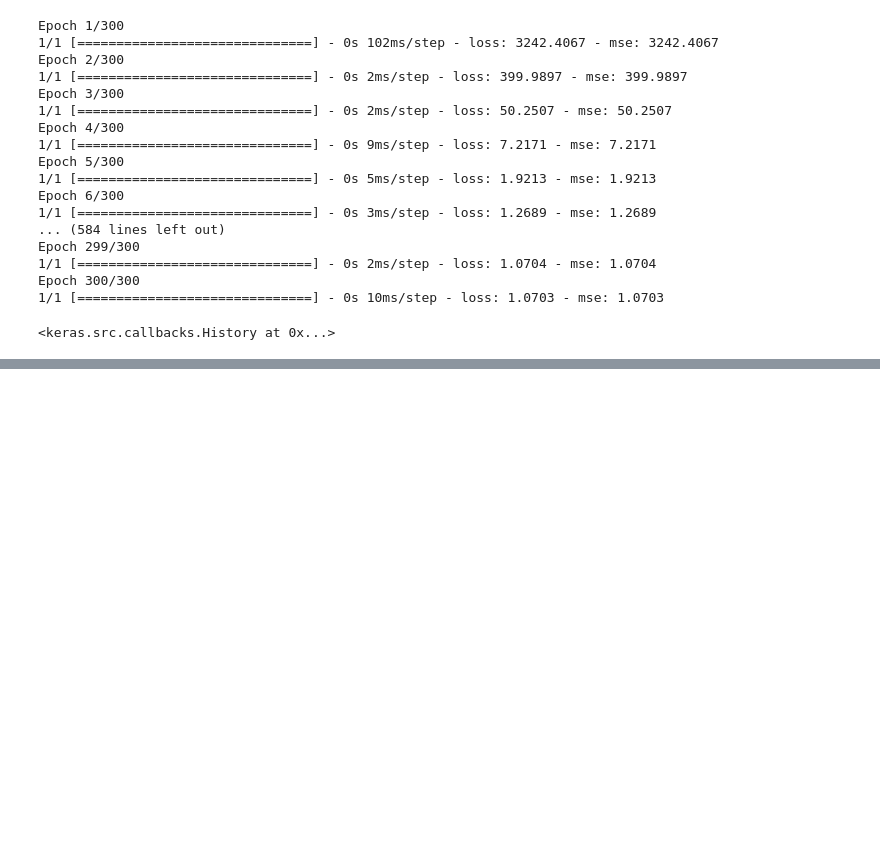
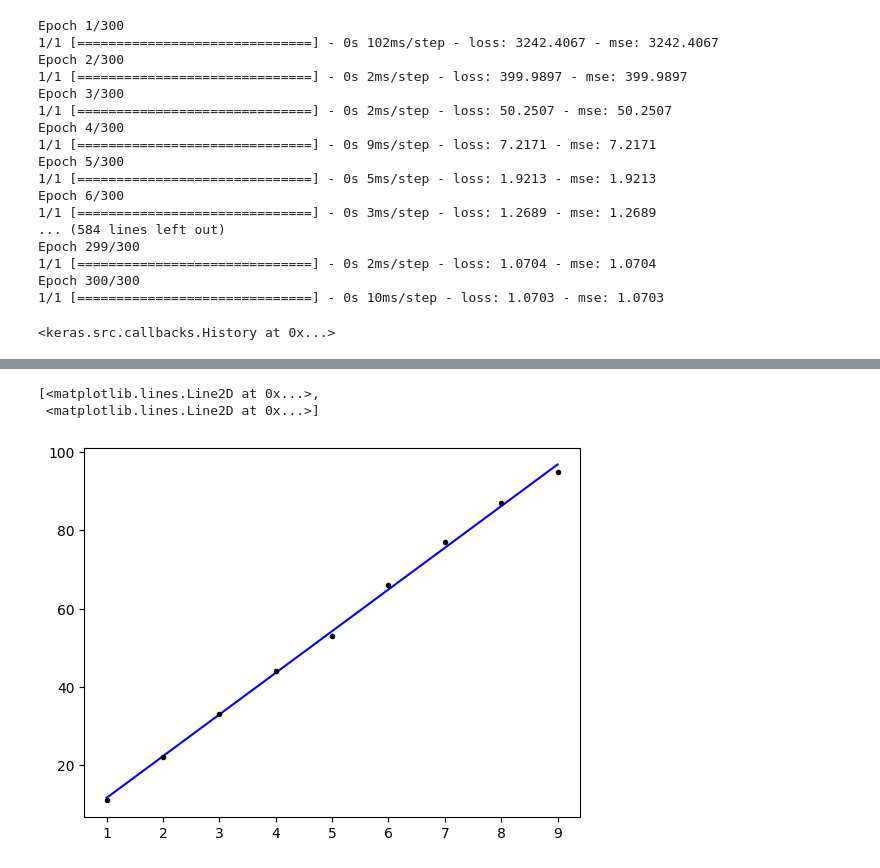
Before and after one commit to ChanHyeok-Choi/nlp-ttl, a Jupyter notebook: Machine Learning/6-4.ipynb, the cells around one changed output, grey strips where cells are left out. Saved outputs shown, nothing was run; the diff lists cells and outputs as text; code cells hidden in the pictures; blank space fills up the shorter version.

```diff
--- a/Machine Learning/6-4.ipynb
+++ b/Machine Learning/6-4.ipynb
@@ -135,3 +135,6 @@ Epoch 299/300
 Epoch 300/300
 1/1 [==============================] - 0s 10ms/step - loss: 1.0703 - mse: 1.0703
 <keras.src.callbacks.History at 0x...>
+# %%
+plt.plot(x, model.predict(x), 'b', x, y, 'k.')
+# %% [output]
@@ -137,0 +142,3 @@ Epoch 300/300
+[<matplotlib.lines.Line2D at 0x...>,
+ <matplotlib.lines.Line2D at 0x...>]
+[figure, added]
```
Also changed, not shown: parts of 2 cells of this notebook.
